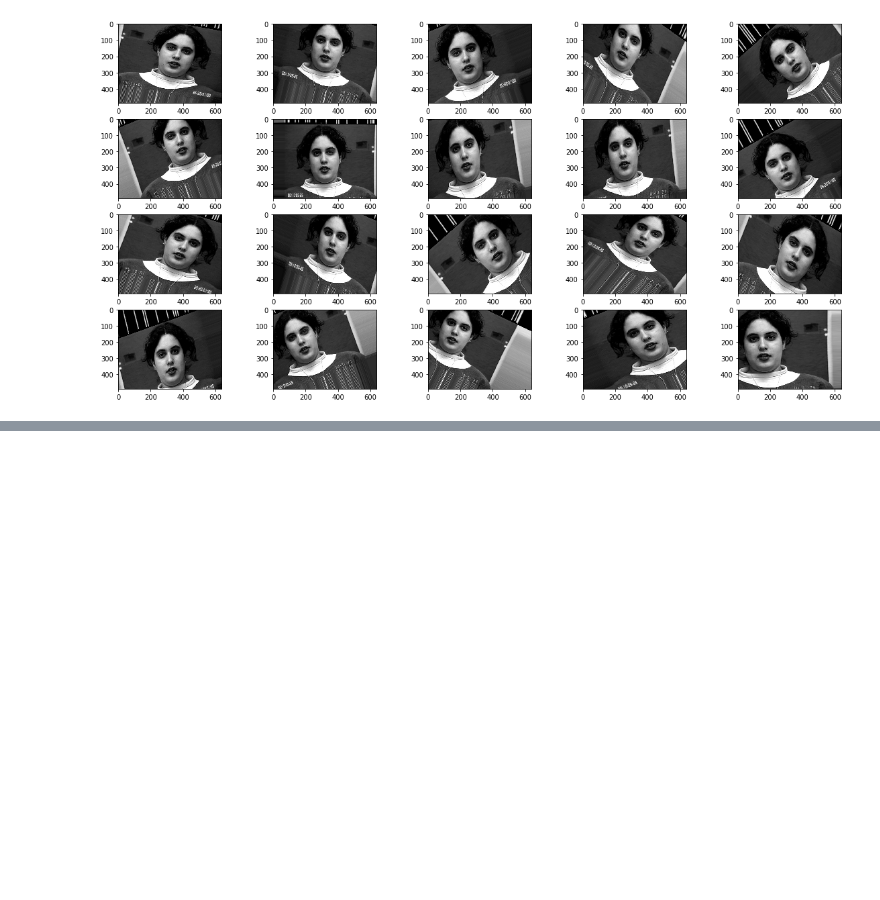
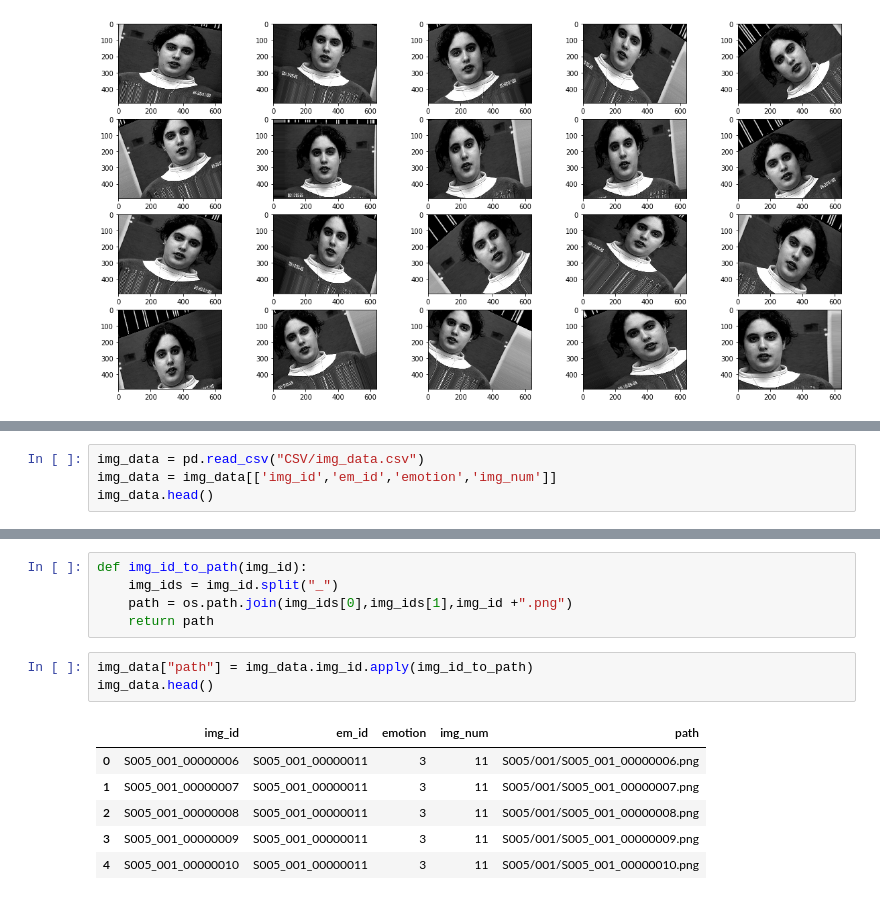
Before and after one commit to ainilaha/Facial-Expression-Dection, a Jupyter notebook: Data_Preprocesing.ipynb, the cells around one changed output, grey strips where cells are left out. Saved outputs shown, nothing was run; the diff lists cells and outputs as text; blank space fills up the shorter version.

```diff
--- a/Data_Preprocesing.ipynb
+++ b/Data_Preprocesing.ipynb
@@ -46,0 +56,4 @@ for i, image in enumerate(images):
+# %%
+img_data = pd.read_csv("CSV/img_data.csv")
+img_data = img_data[['img_id','em_id','emotion','img_num']]
+img_data.head()
@@ -46,0 +67,15 @@ for i, image in enumerate(images):
+# %%
+def img_id_to_path(img_id):
+    img_ids = img_id.split("_")
+    path = os.path.join(img_ids[0],img_ids[1],img_id +".png")
+    return path
+# %%
+img_data["path"] = img_data.img_id.apply(img_id_to_path)
+img_data.head()
+# %% [output]
+|  | img_id | em_id | emotion | img_num | path |
+| 0 | S005_001_00000006 | S005_001_00000011 | 3 | 11 | S005/001/S005_001_00000006.png |
+| 1 | S005_001_00000007 | S005_001_00000011 | 3 | 11 | S005/001/S005_001_00000007.png |
+| 2 | S005_001_00000008 | S005_001_00000011 | 3 | 11 | S005/001/S005_001_00000008.png |
+| 3 | S005_001_00000009 | S005_001_00000011 | 3 | 11 | S005/001/S005_001_00000009.png |
+| 4 | S005_001_00000010 | S005_001_00000011 | 3 | 11 | S005/001/S005_001_00000010.png |
```
Also changed, not shown: parts of 5 cells of this notebook.
